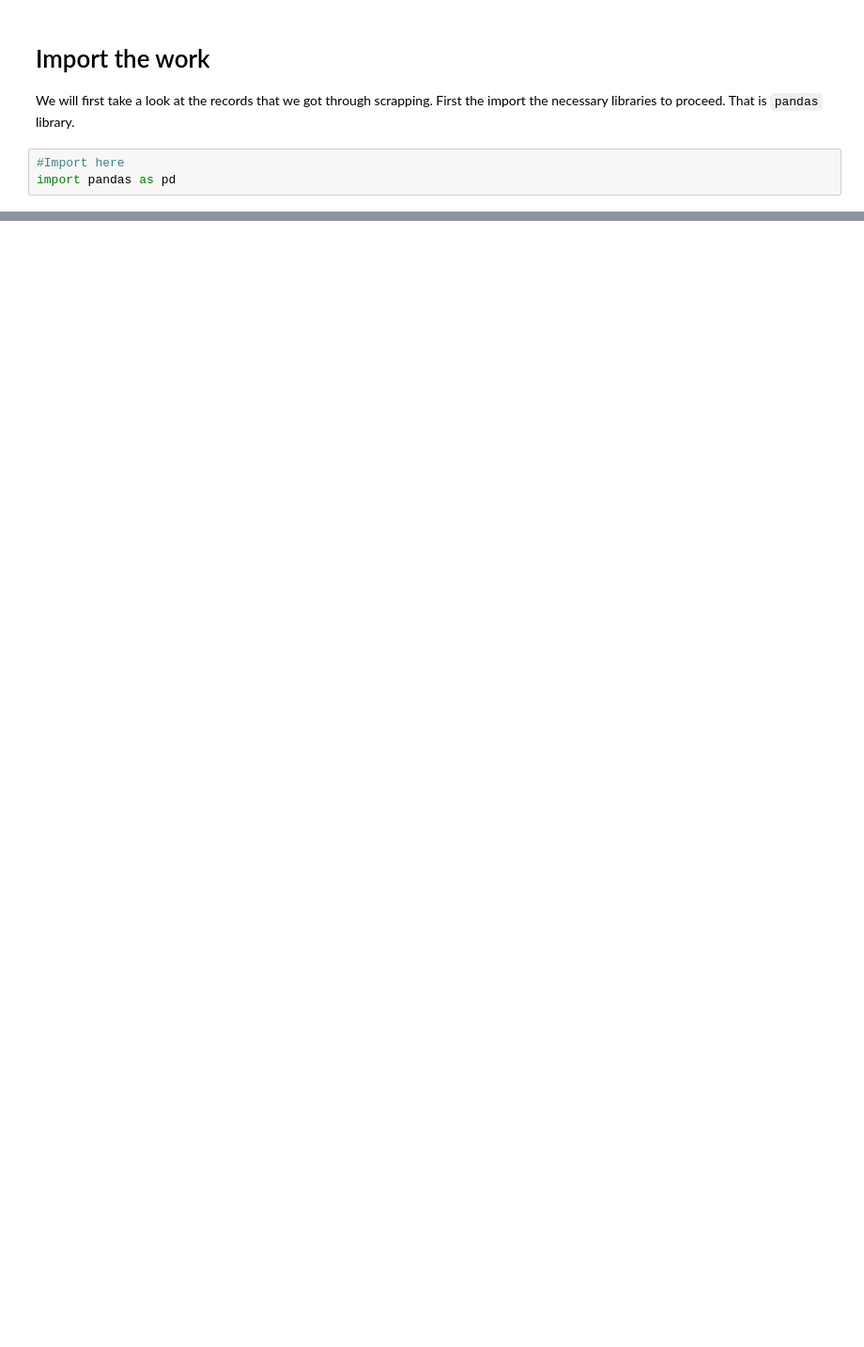
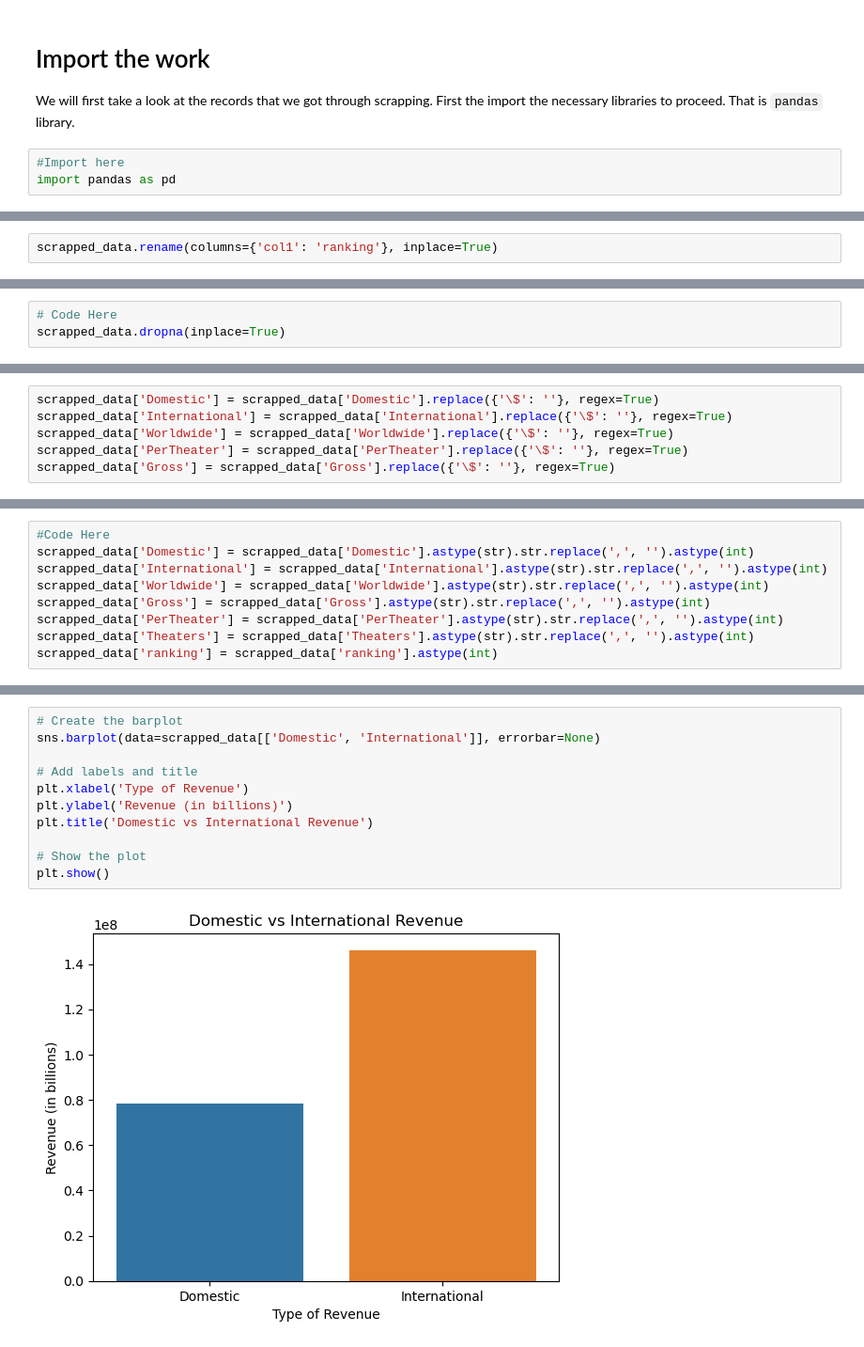
Before and after one commit to SamuelWanga/PHASES, a Jupyter notebook: student.ipynb, the cells around one changed output, grey strips where cells are left out. Shown: that part at 94% size. Drawn from its saved outputs; the diff is of its cells as text; blank space fills up the shorter version.

```diff
--- a/student.ipynb
+++ b/student.ipynb
@@ -254,0 +487,2 @@ plt.show()
+# %%
+scrapped_data.rename(columns={'col1': 'ranking'}, inplace=True)
@@ -254,0 +501,3 @@ plt.show()
+# %%
+# Code Here
+scrapped_data.dropna(inplace=True)
@@ -254,0 +526,6 @@ plt.show()
+# %%
+scrapped_data['Domestic'] = scrapped_data['Domestic'].replace({'\$': ''}, regex=True)
+scrapped_data['International'] = scrapped_data['International'].replace({'\$': ''}, regex=True)
+scrapped_data['Worldwide'] = scrapped_data['Worldwide'].replace({'\$': ''}, regex=True)
+scrapped_data['PerTheater'] = scrapped_data['PerTheater'].replace({'\$': ''}, regex=True)
+scrapped_data['Gross'] = scrapped_data['Gross'].replace({'\$': ''}, regex=True)
@@ -254,0 +546,9 @@ plt.show()
+# %%
+#Code Here
+scrapped_data['Domestic'] = scrapped_data['Domestic'].astype(str).str.replace(',', '').astype(int)
+scrapped_data['International'] = scrapped_data['International'].astype(str).str.replace(',', '').astype(int)
+scrapped_data['Worldwide'] = scrapped_data['Worldwide'].astype(str).str.replace(',', '').astype(int)
+scrapped_data['Gross'] = scrapped_data['Gross'].astype(str).str.replace(',', '').astype(int)
+scrapped_data['PerTheater'] = scrapped_data['PerTheater'].astype(str).str.replace(',', '').astype(int)
+scrapped_data['Theaters'] = scrapped_data['Theaters'].astype(str).str.replace(',', '').astype(int)
+scrapped_data['ranking'] = scrapped_data['ranking'].astype(int)
@@ -254,0 +591,13 @@ plt.show()
+# %%
+# Create the barplot
+sns.barplot(data=scrapped_data[['Domestic', 'International']], errorbar=None)
+
+# Add labels and title
+plt.xlabel('Type of Revenue')
+plt.ylabel('Revenue (in billions)')
+plt.title('Domestic vs International Revenue')
+
+# Show the plot
+plt.show()
+# %% [output]
+[figure, added]
```
Also changed, not shown: parts of 93 cells of this notebook.
